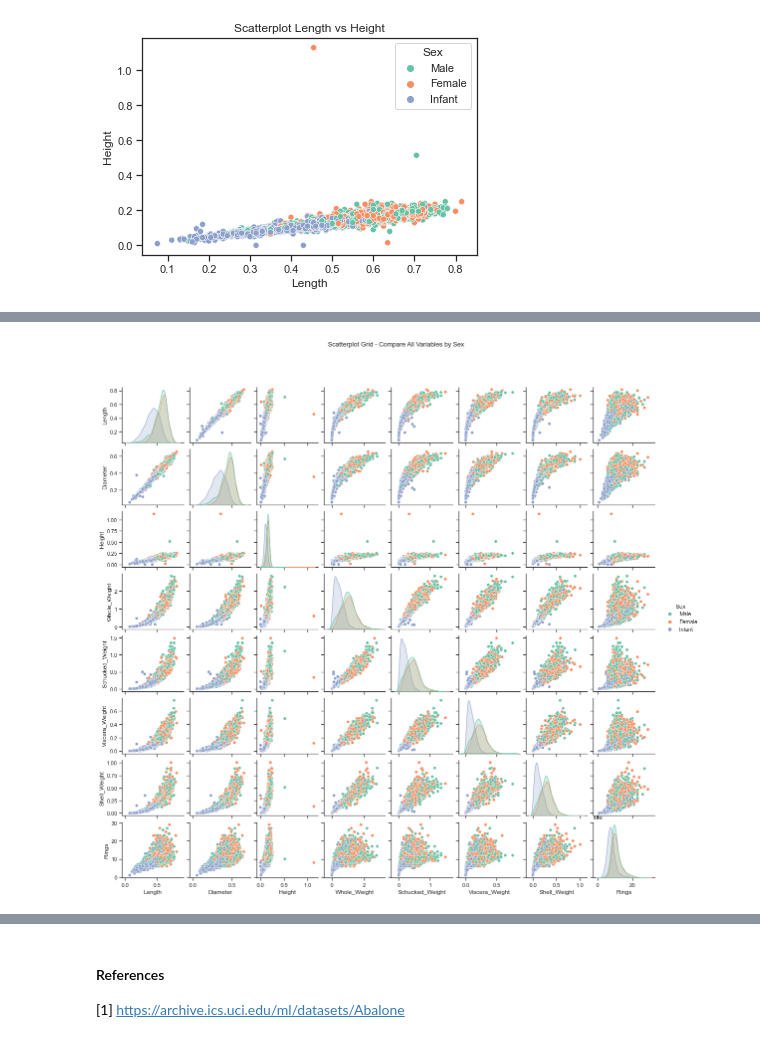
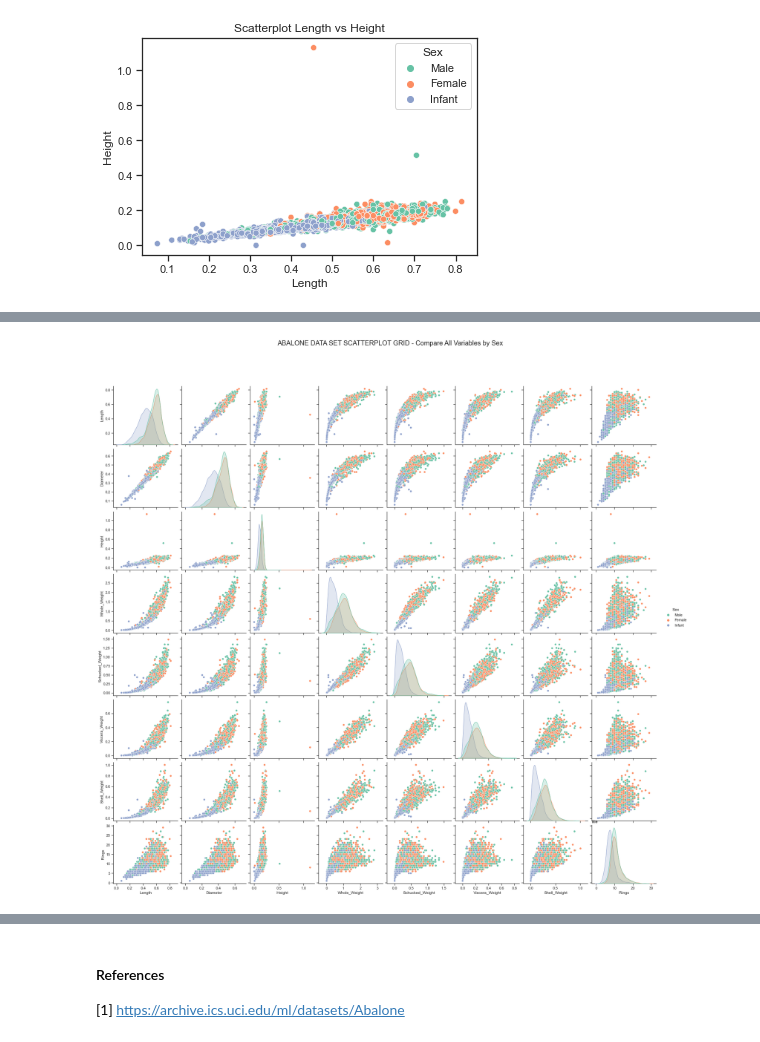
Before and after one commit to Fiona-600/Machine-Learning-and-Statistics-Project, a Jupyter notebook: scikit-learn.ipynb, the cells around one changed output, grey strips where cells are left out. Saved outputs shown, nothing was run; the diff lists cells and outputs as text; code cells hidden in the pictures.

```diff
--- a/scikit-learn.ipynb
+++ b/scikit-learn.ipynb
@@ -170,15 +203,14 @@ plt.show()
 # %%
-# SCATTERPLOT GRID COMPARING ALL VARIABLES
+# ABALONE DATA SET - SCATTERPLOT GRID COMPARING ALL VARIABLES
 #sns.set_style ("whitegrid")
 #sns.set_style ("ticks")
-ax = sns.pairplot (abalone_df, hue="Sex", height=2);
+ax = sns.pairplot (abalone_df, hue="Sex", height=3);
 plt.title('title', loc ='left')
 plt.subplots_adjust(top=0.9)
-#plotcolor = ['red','blue','yellow']
-ax.fig.suptitle ("Scatterplot Grid - Compare All Variables by Sex", fontsize = 13)
+ax.fig.suptitle ("ABALONE DATA SET SCATTERPLOT GRID - Compare All Variables by Sex", fontsize = 20)
 # Scale to print on A4 sheet
 a4_dims = (11.7, 8.27)
 fig, ax = sns.figsize = a4_dims
 plt.show()
 # %% [output]
-[figure, old version]
+[figure, new version]
```
Also changed, not shown: parts of 54 cells of this notebook.
